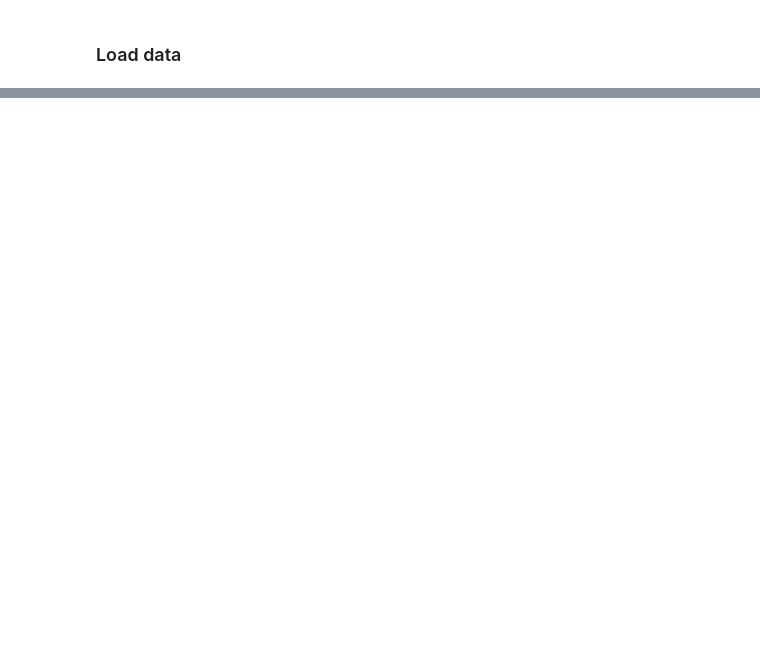
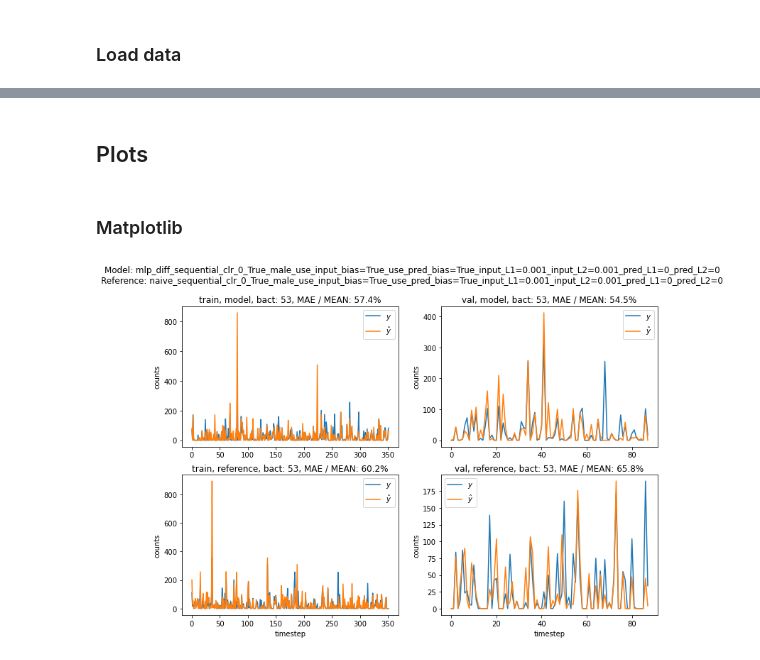
Before and after one commit to zuzannakarwowska/microbiome_interactions_project, a Jupyter notebook: notebooks/visualize_results.ipynb, the cells around one changed output, grey strips where cells are left out. Cells and saved outputs as stored; diff of their text form; code cells hidden in the pictures; blank space fills up the shorter version.

Commit message:
Prediction plots added

```diff
--- a/notebooks/visualize_results.ipynb
+++ b/notebooks/visualize_results.ipynb
@@ -290,0 +342,5 @@ plt.show()
+# %%
+train_pred = np.load(model_path.parents[0] /  f'train_val_predictions.npz')
+test_pred = np.load(model_path.parents[0] /  f'test_predictions.npz')
+train_pred_ref = np.load(ref_path.parents[0] /  f'train_val_predictions.npz')
+test_pred_ref = np.load(ref_path.parents[0] /  f'test_predictions.npz')
@@ -290,0 +351,33 @@ plt.show()
+# %%
+bact = 53  # bacterium index
+# %% [markdown]
+## Plots
+# %% [markdown]
+### Matplotlib
+# %%
+plt.figure(figsize=(12, 8))
+for i, label in enumerate(['train', 'val']):
+    ax = plt.subplot(2, 2, i+1)
+    y = train_pred[f'{label}_inv_y'][:, bact]
+    yhat = train_pred[f'{label}_inv_yhat'][:, bact]
+    error = sum(abs(y - yhat)) / len(y) / y.mean() * 100
+    # error2 = abs((y-yhat) / y * 100).mean()  # may explode if y = 0
+    ax.plot(y, label=r'$y$')
+    ax.plot(yhat, label=r'$\hat{y}$')
+    ax.set(title=f'{label}, model, bact: {bact}, MAE / MEAN: {error:.1f}%', ylabel='counts')
+    ax.legend()
+for i, label in enumerate(['train', 'val']):
+    ax = plt.subplot(2, 2, i+3)
+    y = train_pred_ref[f'{label}_inv_y'][:, bact]
+    yhat = train_pred_ref[f'{label}_inv_yhat'][:, bact]
+    error = sum(abs(y - yhat)) / len(y) / y.mean() * 100
+    # error2 = abs((y-yhat) / y * 100).mean()  # may explode if y = 0
+    ax.plot(y, label=r'$y$')
+    ax.plot(yhat, label=r'$\hat{y}$')
+    ax.set(title=f'{label}, reference, bact: {bact}, MAE / MEAN: {error:.1f}%',
+           xlabel='timestep', ylabel='counts')
+    ax.legend()
+plt.suptitle(f"Model: {mname_full}\nReference: {ref_mname_full}")
+plt.show()
+# %% [output]
+[figure, added]
```
Also changed, not shown: parts of 17 cells of this notebook, 1 other file.
